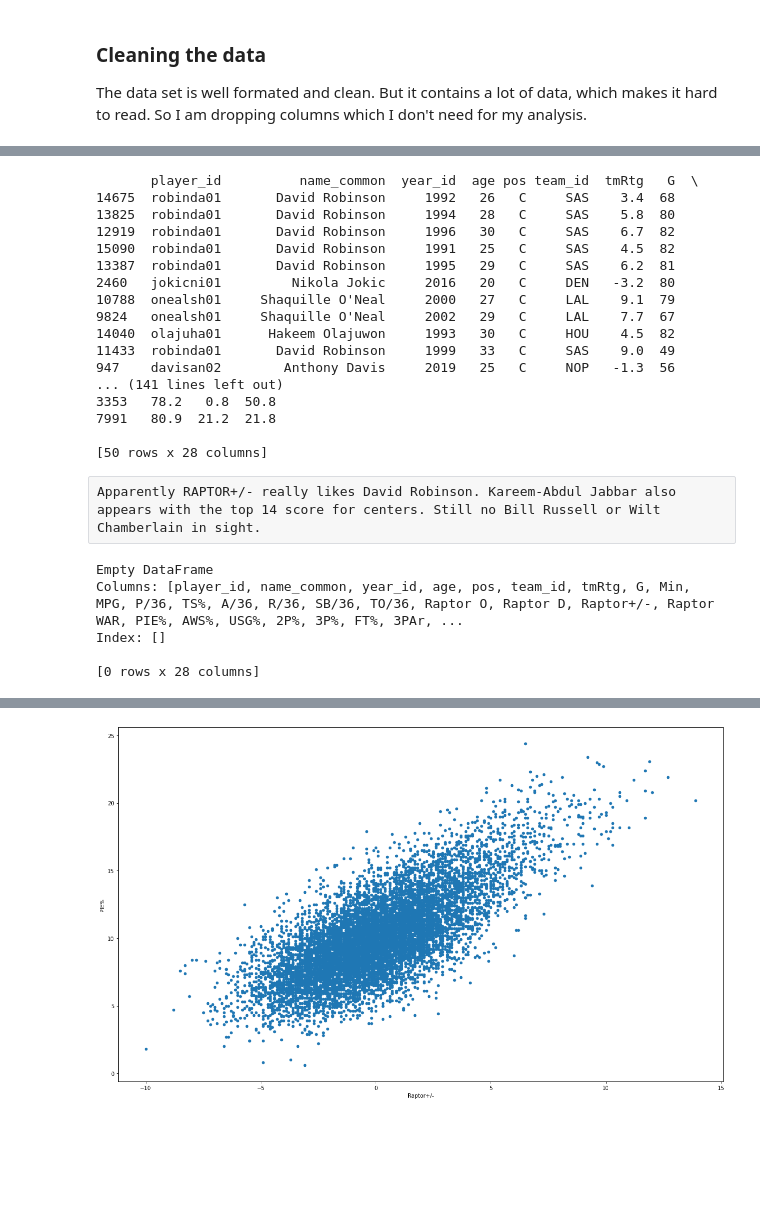
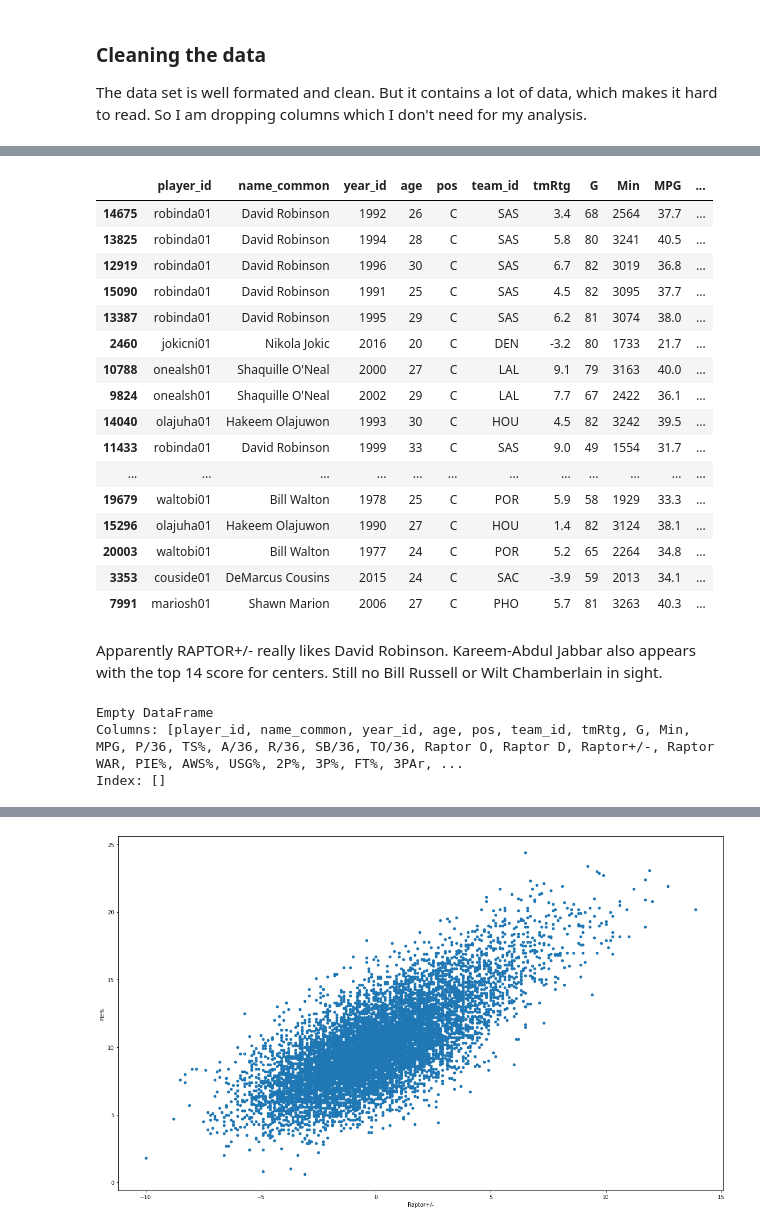
Before and after one commit to carl2727/NBA-data-analysis-project, a Jupyter notebook: 01.ipynb, the cells around one changed output, grey strips where cells are left out. Saved outputs shown, nothing was run; the diff lists cells and outputs as text; code cells hidden in the pictures; blank space fills up the shorter version.

```diff
--- a/01.ipynb
+++ b/01.ipynb
@@ -121,33 +148,32 @@ rap1.to_csv("rap1.csv")
 This list shows the players and seasons with the highest RAPTOR+/- score. It is already obvious that this metric captures impact and overall performance better than TS%. The top scores include all time greats like Michael Jordan and Lebron James. However, it does seem to favour guards over big men, which is a quite modern approach. The top 20 features Stephen Curry, Chris Paul, James Harden and John Stockton, all point guards, but also names who usually don't appear in all time top 10 lists. Stephen Curry might have a case for a fringe top 10 player, but it's very debatable. All time great centers like Kareem-Abdul Jabbar, Wilt Chamberlain, Bill Russell, Hakeem Olajuwon or Shaquile O'Neal don't appear in the top 50 RAPTOR+/-. Let's focus on the center position for now and see what's going on.
 # %%
 rap_c1 = nba1[nba1["pos"] == "C"].sort_values(by=["Raptor+/-"], ascending=False)
-print(rap_c1.head(50))
+display(rap_c1.head(50))
 # %% [output]
-       player_id          name_common  year_id  age pos team_id  tmRtg   G  \
-14675  robinda01       David Robinson     1992   26   C     SAS    3.4  68
-13825  robinda01       David Robinson     1994   28   C     SAS    5.8  80
-12919  robinda01       David Robinson     1996   30   C     SAS    6.7  82
-15090  robinda01       David Robinson     1991   25   C     SAS    4.5  82
-13387  robinda01       David Robinson     1995   29   C     SAS    6.2  81
-2460   jokicni01         Nikola Jokic     2016   20   C     DEN   -3.2  80
-10788  onealsh01     Shaquille O'Neal     2000   27   C     LAL    9.1  79
-9824   onealsh01     Shaquille O'Neal     2002   29   C     LAL    7.7  67
-14040  olajuha01      Hakeem Olajuwon     1993   30   C     HOU    4.5  82
-11433  robinda01       David Robinson     1999   33   C     SAS    9.0  49
-947    davisan02        Anthony Davis     2019   25   C     NOP   -1.3  56
-... (141 lines left out)
-3353   78.2   0.8  50.8
-7991   80.9  21.2  21.8
-
-[50 rows x 28 columns]
+|  | player_id | name_common | year_id | age | pos | team_id | tmRtg | G | Min | MPG | ... |
+| 14675 | robinda01 | David Robinson | 1992 | 26 | C | SAS | 3.4 | 68 | 2564 | 37.7 | ... |
+| 13825 | robinda01 | David Robinson | 1994 | 28 | C | SAS | 5.8 | 80 | 3241 | 40.5 | ... |
+| 12919 | robinda01 | David Robinson | 1996 | 30 | C | SAS | 6.7 | 82 | 3019 | 36.8 | ... |
+| 15090 | robinda01 | David Robinson | 1991 | 25 | C | SAS | 4.5 | 82 | 3095 | 37.7 | ... |
+| 13387 | robinda01 | David Robinson | 1995 | 29 | C | SAS | 6.2 | 81 | 3074 | 38.0 | ... |
+| 2460 | jokicni01 | Nikola Jokic | 2016 | 20 | C | DEN | -3.2 | 80 | 1733 | 21.7 | ... |
+| 10788 | onealsh01 | Shaquille O'Neal | 2000 | 27 | C | LAL | 9.1 | 79 | 3163 | 40.0 | ... |
+| 9824 | onealsh01 | Shaquille O'Neal | 2002 | 29 | C | LAL | 7.7 | 67 | 2422 | 36.1 | ... |
+| 14040 | olajuha01 | Hakeem Olajuwon | 1993 | 30 | C | HOU | 4.5 | 82 | 3242 | 39.5 | ... |
+| 11433 | robinda01 | David Robinson | 1999 | 33 | C | SAS | 9.0 | 49 | 1554 | 31.7 | ... |
+| ... | ... | ... | ... | ... | ... | ... | ... | ... | ... | ... | ... |
+| 19679 | waltobi01 | Bill Walton | 1978 | 25 | C | POR | 5.9 | 58 | 1929 | 33.3 | ... |
+| 15296 | olajuha01 | Hakeem Olajuwon | 1990 | 27 | C | HOU | 1.4 | 82 | 3124 | 38.1 | ... |
+| 20003 | waltobi01 | Bill Walton | 1977 | 24 | C | POR | 5.2 | 65 | 2264 | 34.8 | ... |
+| 3353 | couside01 | DeMarcus Cousins | 2015 | 24 | C | SAC | -3.9 | 59 | 2013 | 34.1 | ... |
+| 7991 | mariosh01 | Shawn Marion | 2006 | 27 | C | PHO | 5.7 | 81 | 3263 | 40.3 | ... |
-# %% [raw]
-Apparently RAPTOR+/- really likes David Robinson. Kareem-Abdul Jabbar also appears with the top 14 score for centers. Still no Bill Russell or Wilt Chamberlain in sight.
+# %% [markdown]
+Apparently RAPTOR+/- really likes David Robinson. Kareem-Abdul Jabbar also appears with the top 14 score for centers. Still no Bill Russell or Wilt Chamberlain in sight.
 # %%
-rap_c2 = nba1[nba1["name_common"] == "Bill Russell"]
+great_centers = ["Bill Russell", "Wilt Chamberlain"]
+rap_c2 = nba1[nba1["name_common"].isin(great_centers)]
 print(rap_c2)
 # %% [output]
 Empty DataFrame
 Columns: [player_id, name_common, year_id, age, pos, team_id, tmRtg, G, Min, MPG, P/36, TS%, A/36, R/36, SB/36, TO/36, Raptor O, Raptor D, Raptor+/-, Raptor WAR, PIE%, AWS%, USG%, 2P%, 3P%, FT%, 3PAr, ...
 Index: []
-
-[0 rows x 28 columns]
```
Also changed, not shown: parts of 15 cells of this notebook.
